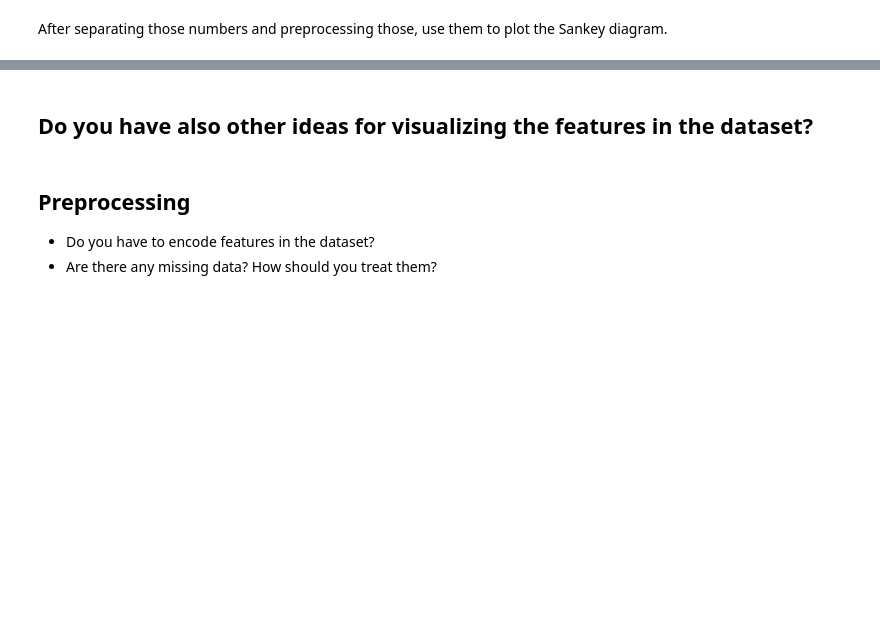
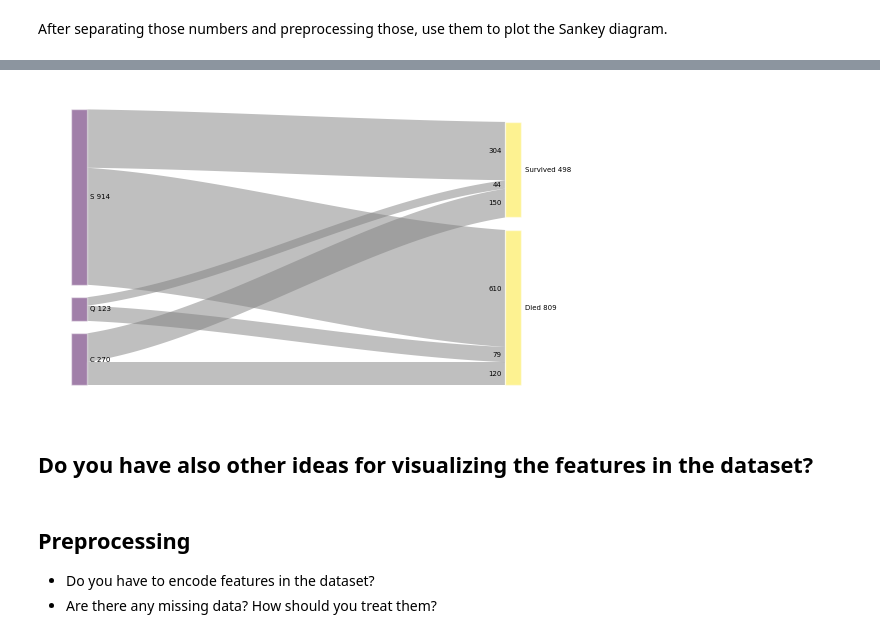
Before and after one commit to izzyyhh/datam, a Jupyter notebook: Titantic_dataset_analysis.ipynb, the cells around one changed output, grey strips where cells are left out. Saved outputs shown, nothing was run; the diff lists cells and outputs as text; code cells hidden in the pictures; blank space fills up the shorter version.

```diff
--- a/Titantic_dataset_analysis.ipynb
+++ b/Titantic_dataset_analysis.ipynb
@@ -125,8 +139,11 @@ Use a Sankey diagram to visualize how many passengers from each embarking locati
 
 First of, prepare the data in such a way, that it can be visualized later on. For help on that, please be referred to [psankey](https://github.com/mandalsubhajit/psankey). Important to know is, that you need to define for each _stream_ a `source`, `target` and `value`. The `source` is the embarking location, the `target` if survived or not and the `value` the number of people who died or survived.
 # %%
-# YOUR CODE HERE
-raise NotImplementedError()
+sankey_data = data.dropna(subset=['embarked']).groupby(['embarked', 'survived']).size().reset_index()
+
+sankey_data['target'] = sankey_data['survived'].apply(lambda x: 'Survived' if x == 1 else 'Died')
+sankey_data = sankey_data.rename(columns={'embarked': 'source', 0: 'value'})
+sankey_data = sankey_data[['source', 'target', 'value']]
 # %% [markdown]
 After separating those numbers and preprocessing those, use them to plot the Sankey diagram.
 # %%
@@ -134,6 +155,11 @@ After separating those numbers and preprocessing those, use them to plot the San
 # %%
-# YOUR CODE HERE
-raise NotImplementedError()
+from psankey.sankey import sankey
+import matplotlib.pyplot as plt
+
+sankey(sankey_data)
+plt.show()
+# %% [output]
+[figure, added]
 # %% [markdown]
 ## Do you have also other ideas for visualizing the features in the dataset?
 # %%
```
Also changed, not shown: parts of 7 cells of this notebook.
